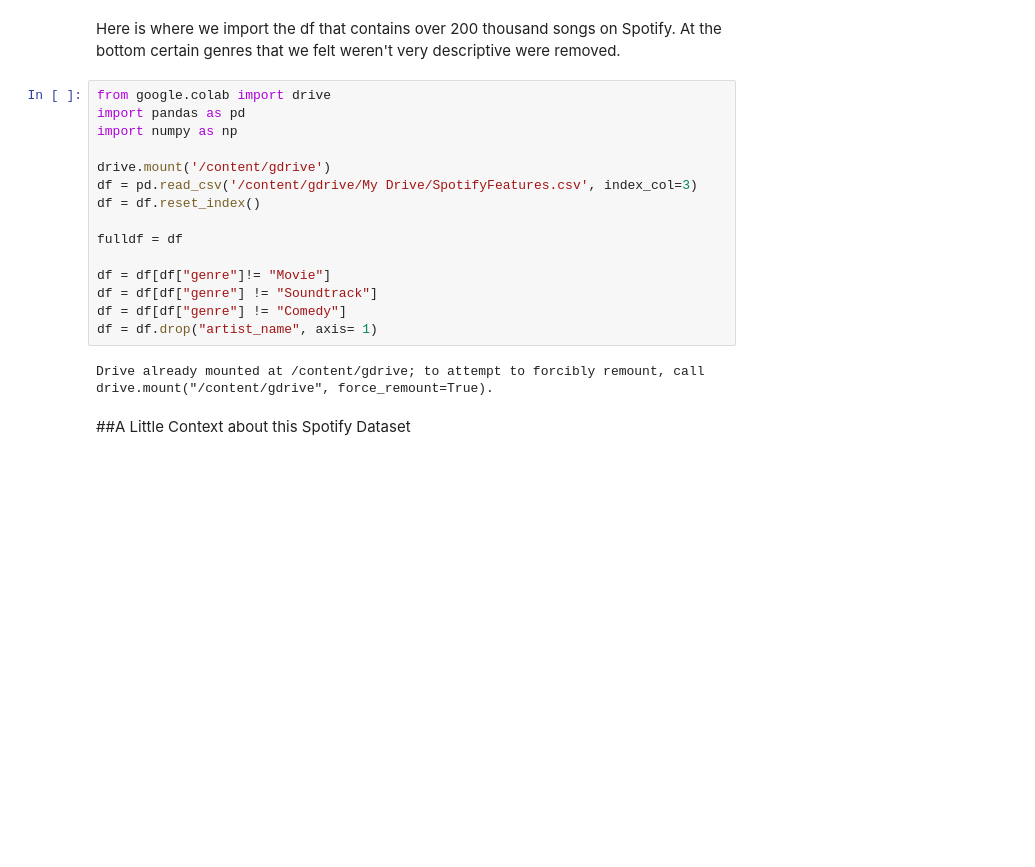
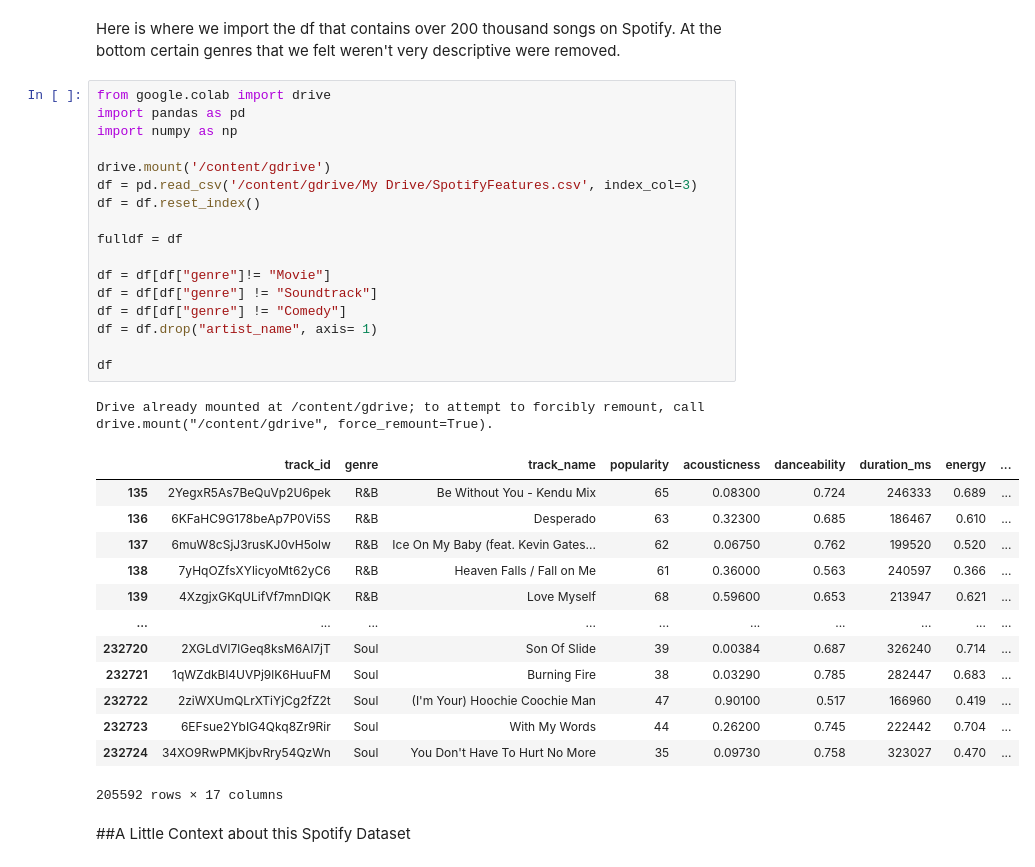
Before and after one commit to cbirkenstock/SpotifyPopularityPredictor, a Jupyter notebook: Big_Data_Final.ipynb, the cells around one changed output. Cells and saved outputs as stored; diff of their text form; blank space fills up the shorter version.

```diff
--- a/Big_Data_Final.ipynb
+++ b/Big_Data_Final.ipynb
@@ -5,20 +5,35 @@ Here is where we import the df that contains over 200 thousand songs on Spotify.
 # %%
 from google.colab import drive
 import pandas as pd
 import numpy as np
 
 drive.mount('/content/gdrive')
 df = pd.read_csv('/content/gdrive/My Drive/SpotifyFeatures.csv', index_col=3)
 df = df.reset_index()
 
 fulldf = df
 
 df = df[df["genre"]!= "Movie"]
 df = df[df["genre"] != "Soundtrack"]
 df = df[df["genre"] != "Comedy"]
 df = df.drop("artist_name", axis= 1)
+
+df
 # %% [output]
 Drive already mounted at /content/gdrive; to attempt to forcibly remount, call drive.mount("/content/gdrive", force_remount=True).
+|  | track_id | genre | track_name | popularity | acousticness | danceability | duration_ms | energy | ... |
+| 135 | 2YegxR5As7BeQuVp2U6pek | R&B | Be Without You - Kendu Mix | 65 | 0.08300 | 0.724 | 246333 | 0.689 | ... |
+| 136 | 6KFaHC9G178beAp7P0Vi5S | R&B | Desperado | 63 | 0.32300 | 0.685 | 186467 | 0.610 | ... |
+| 137 | 6muW8cSjJ3rusKJ0vH5olw | R&B | Ice On My Baby (feat. Kevin Gates... | 62 | 0.06750 | 0.762 | 199520 | 0.520 | ... |
+| 138 | 7yHqOZfsXYlicyoMt62yC6 | R&B | Heaven Falls / Fall on Me | 61 | 0.36000 | 0.563 | 240597 | 0.366 | ... |
+| 139 | 4XzgjxGKqULifVf7mnDIQK | R&B | Love Myself | 68 | 0.59600 | 0.653 | 213947 | 0.621 | ... |
+| ... | ... | ... | ... | ... | ... | ... | ... | ... | ... |
+| 232720 | 2XGLdVl7lGeq8ksM6Al7jT | Soul | Son Of Slide | 39 | 0.00384 | 0.687 | 326240 | 0.714 | ... |
+| 232721 | 1qWZdkBl4UVPj9lK6HuuFM | Soul | Burning Fire | 38 | 0.03290 | 0.785 | 282447 | 0.683 | ... |
+| 232722 | 2ziWXUmQLrXTiYjCg2fZ2t | Soul | (I'm Your) Hoochie Coochie Man | 47 | 0.90100 | 0.517 | 166960 | 0.419 | ... |
+| 232723 | 6EFsue2YbIG4Qkq8Zr9Rir | Soul | With My Words | 44 | 0.26200 | 0.745 | 222442 | 0.704 | ... |
+| 232724 | 34XO9RwPMKjbvRry54QzWn | Soul | You Don't Have To Hurt No More | 35 | 0.09730 | 0.758 | 323027 | 0.470 | ... |
+205592 rows × 17 columns
 # %% [markdown]
 ##A Little Context about this Spotify Dataset
 # %% [markdown]
```
Also changed, not shown: parts of 28 cells of this notebook, 1 other file.
